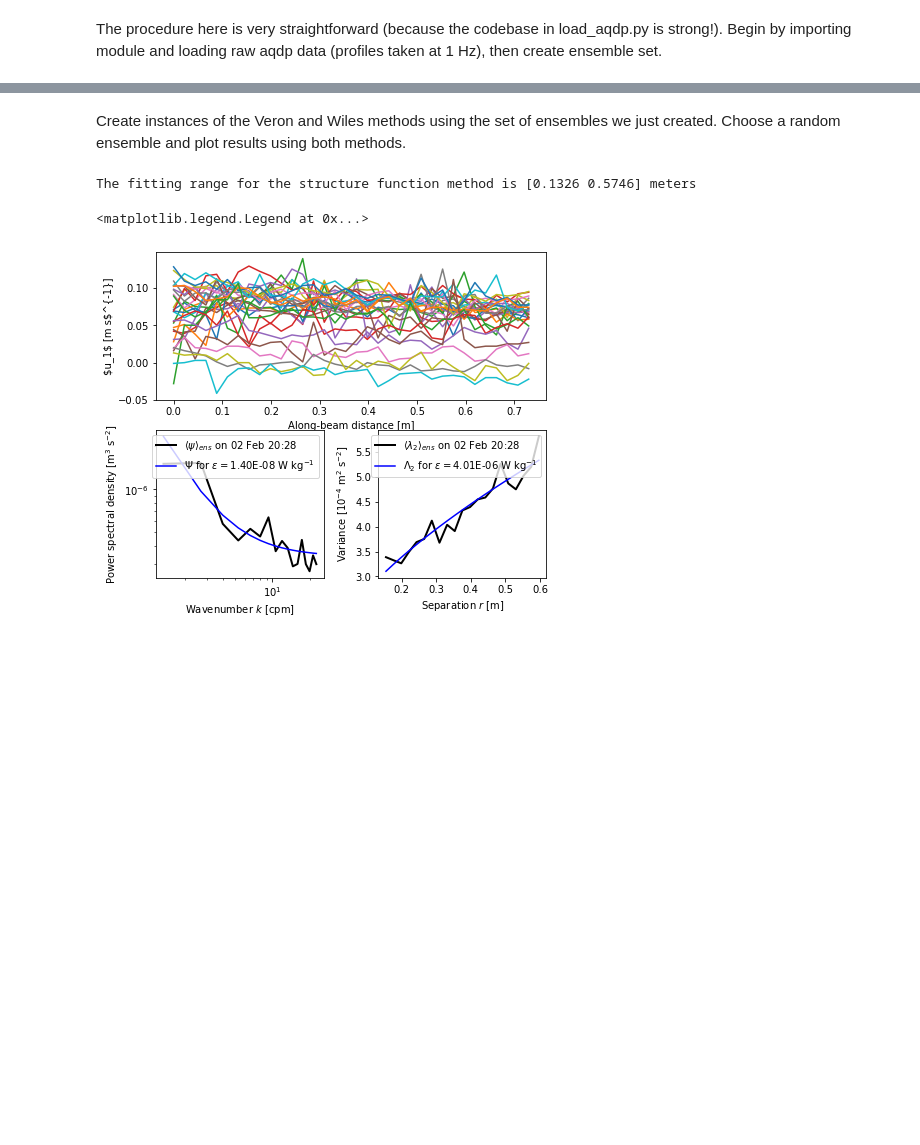
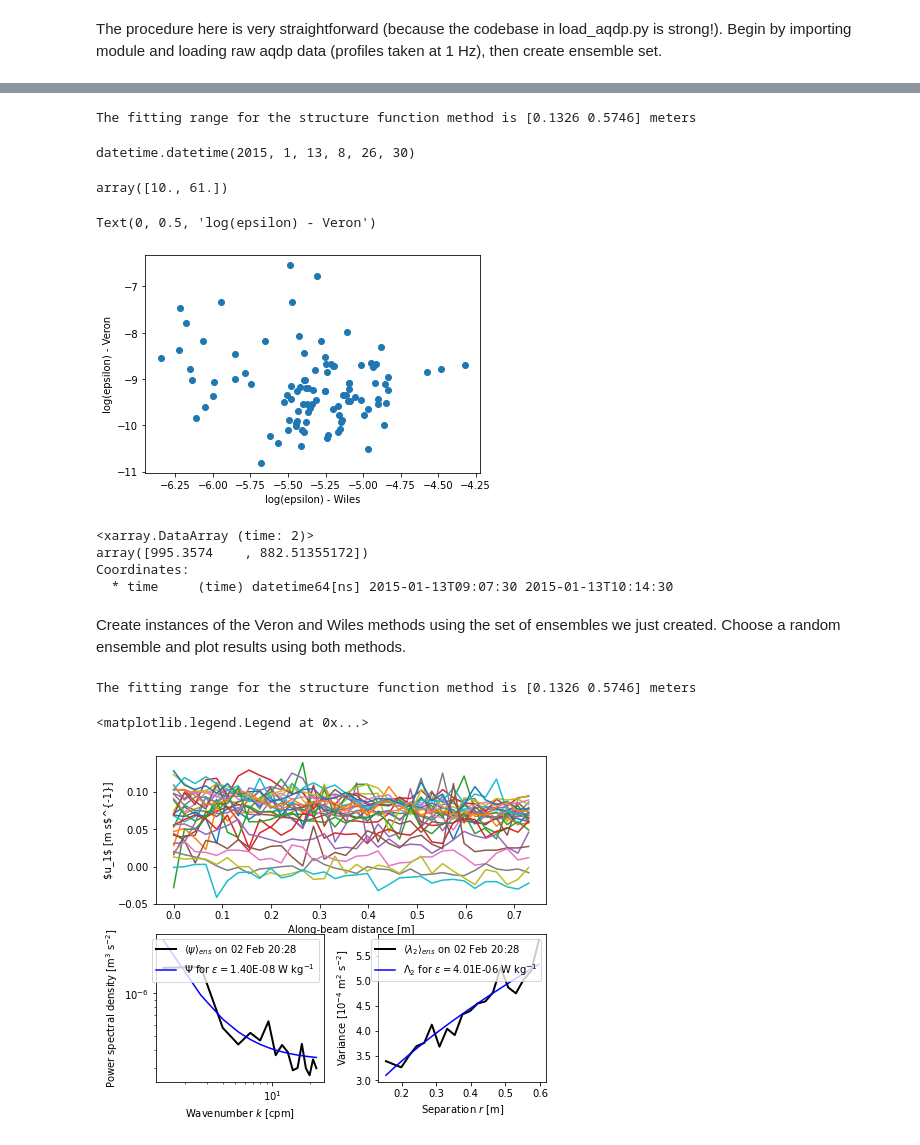
Before and after one commit to inciente/mixsea, a Jupyter notebook: mixsea/aqdp_with_loader.ipynb, the cells around one changed output, grey strips where cells are left out. Drawn from its saved outputs; the diff is of its cells as text; code cells hidden in the pictures; blank space fills up the shorter version.

```diff
--- a/mixsea/aqdp_with_loader.ipynb
+++ b/mixsea/aqdp_with_loader.ipynb
@@ -23,0 +19,19 @@ ens.see_member(45).plot()
+# %%
+importlib.reload(load_aqdp)
+veron = load_aqdp.Veron(ens);
+wiles = load_aqdp.Wiles(ens);
+# %% [output]
+The fitting range for the structure function method is [0.1326 0.5746] meters
+# %%
+motion = load_aqdp.vehicle_motion(ens)
+motion.vertical_velocity(135)
+ens.time[135]
+# %% [output]
+datetime.datetime(2015, 1, 13, 8, 26, 30)
+# %%
+import aqdp_errors
+importlib.reload(aqdp_errors)
+
+indices = [random.randrange(0,3000) for kk in range(100)]
+veron_table = aqdp_errors.make_table( veron, indices )
+wiles_table = aqdp_errors.make_table( wiles, indices )
@@ -24,3 +40,23 @@ ens.see_member(45).plot()
+# %%
+np.real(cake*np.conj(cake))
+# %% [output]
+array([10., 61.])
+# %%
+plt.scatter( np.log10(wiles_table['epsilon']),
+                      np.log10(veron_table['epsilon']))
+#plt.scatter( vert_vel, ), label='Wiles method' )
+plt.xlabel('log(epsilon) - Wiles')
+plt.ylabel('log(epsilon) - Veron')
+# %% [output]
+Text(0, 0.5, 'log(epsilon) - Veron')
+[figure, added]
+# %%
+ens.get_pressure()[[200,300]]
+# %% [output]
+<xarray.DataArray (time: 2)>
+array([995.3574    , 882.51355172])
+Coordinates:
+  * time     (time) datetime64[ns] 2015-01-13T09:07:30 2015-01-13T10:14:30
 # %% [markdown]
 Create instances of the Veron and Wiles methods using the set of ensembles we just created. Choose a random ensemble and plot results using both methods.
 # %%
```
Also changed, not shown: parts of 4 cells of this notebook, 2 other files.
